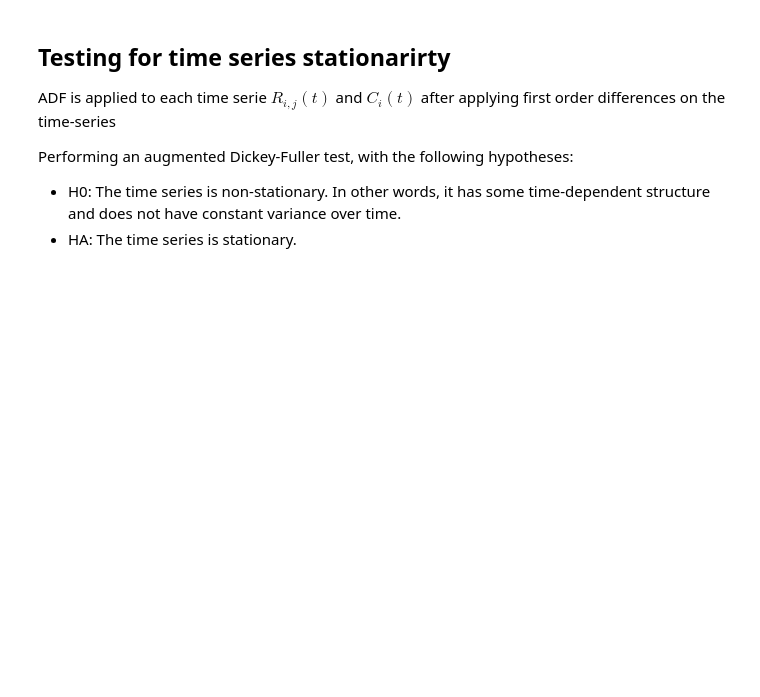
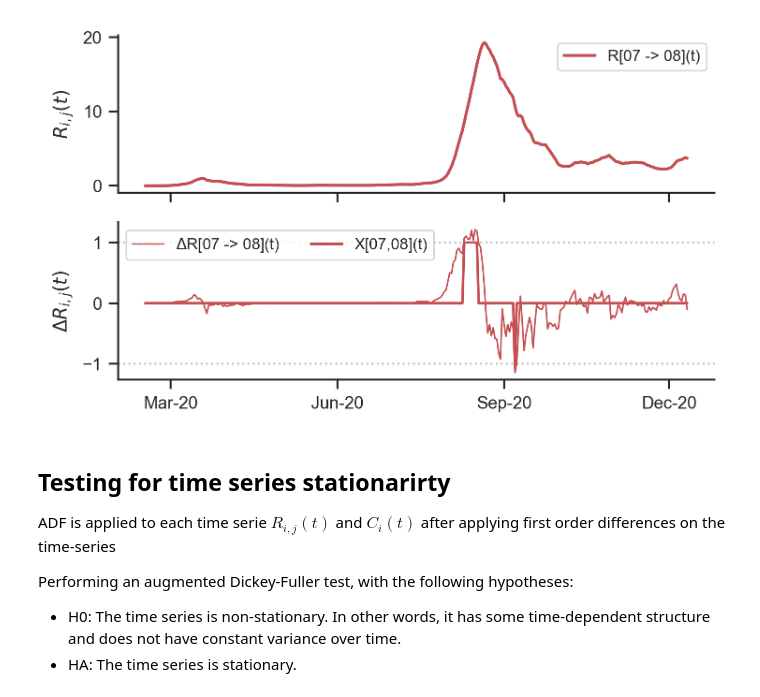
Before and after one commit to bsc-life/te-epidemics, a Jupyter notebook: notebooks/Time_Series_Analysis.ipynb, the cells around one changed output. Cells and saved outputs as stored; diff of their text form; code cells hidden in the pictures; blank space fills up the shorter version.

```diff
--- a/notebooks/Time_Series_Analysis.ipynb
+++ b/notebooks/Time_Series_Analysis.ipynb
@@ -27,3 +162,35 @@ dates = risk_ij_dt.coords['date']
+# %%
+lw = 1.5
+lw_dt = 0.8
+fig, axes = plt.subplots(2, 1, figsize=(5, 3), sharex=True, dpi=300)
+
+ax = axes[0]
+ax.plot(risk_ij_df, label=rf"R[{i} -> {j}](t)", lw=lw, c='r')
+ax.legend(loc=0, ncol=1, fancybox=True, fontsize="8")
+ax.set_ylabel(r"$R_{i,j}(t)$")
+
+ax = axes[1]
+ax.plot(dt_risk_ij_df, label=rf"$\Delta$R[{i} -> {j}](t)", c='r', lw=lw_dt)
+ax.set_ylabel(r"$\Delta R_{i,j}(t)$")
+
+
+ax.plot(X_ij.loc[i, j,dates].to_pandas()-1, label=rf"X[{i},{j}](t)", lw=1.3, c='r')
+ax.legend(loc=2, ncol=2, fancybox=True, fontsize="8")
+ax.axhline(y = 1, color = 'grey', lw=1, linestyle = 'dotted', alpha=0.5)
+ax.axhline(y = -1, color = 'grey', lw=1, linestyle = 'dotted', alpha=0.5)
+
+
+ax.xaxis.set_major_locator(mdates.MonthLocator(interval=3))
+ax.xaxis.set_major_formatter(mdates.DateFormatter('%b-%y'))
+
+
+
+
+
+sns.despine()
+fig.tight_layout()
+# %% [output]
+[figure, added]
 # %% [markdown]
 ## Testing for time series stationarirty
 
```
Also changed, not shown: parts of 19 cells of this notebook.
